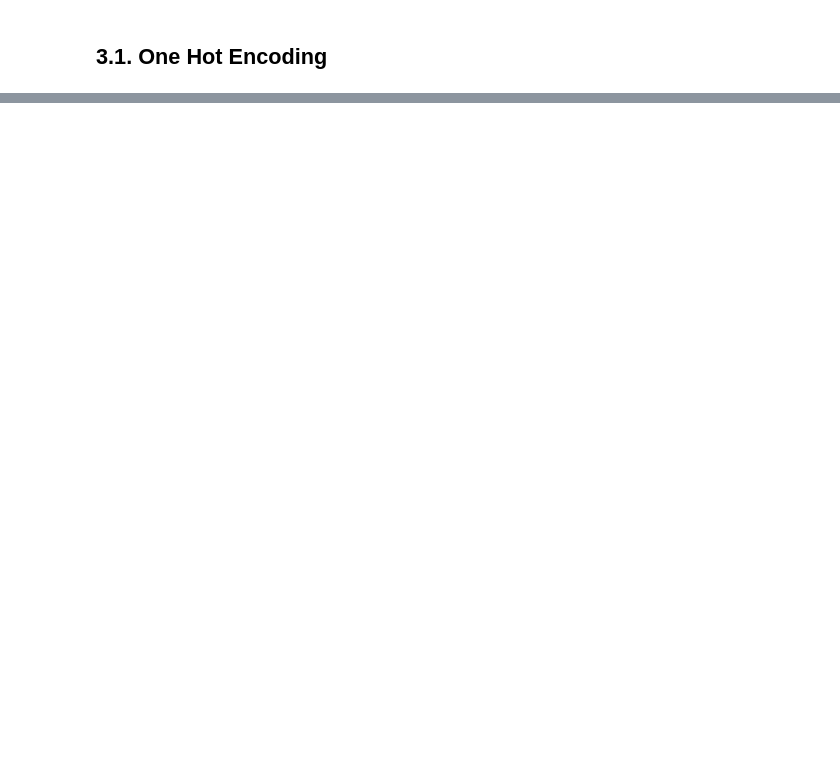
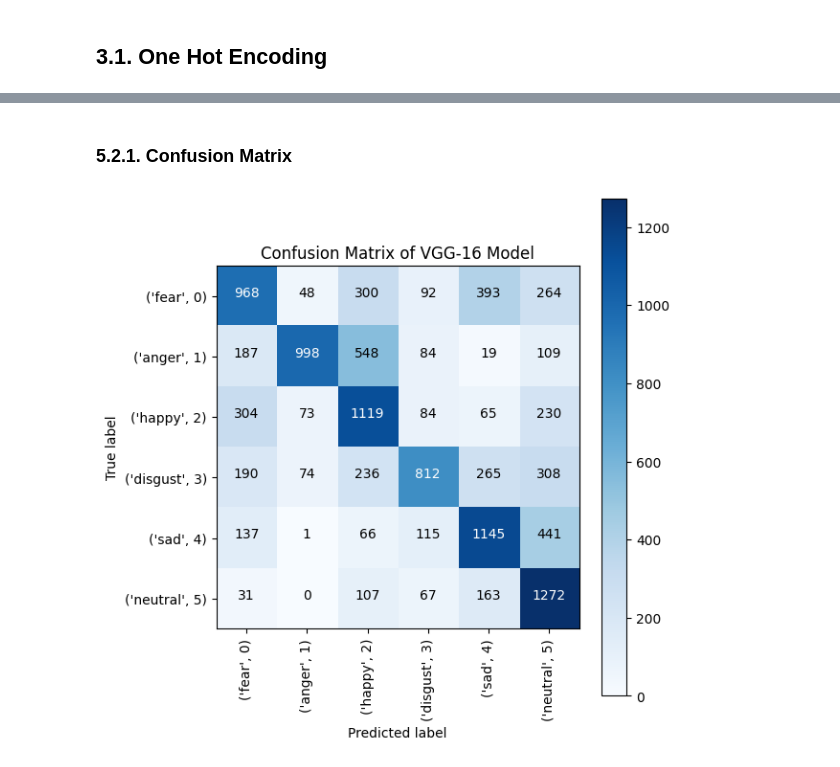
Before and after one commit to S4M0707/speech-emotion-recognition, a Jupyter notebook: speech-emotion-notebook.ipynb, the cells around one changed output, grey strips where cells are left out. Drawn from its saved outputs; the diff is of its cells as text; code cells hidden in the pictures; blank space fills up the shorter version.

```diff
--- a/speech-emotion-notebook.ipynb
+++ b/speech-emotion-notebook.ipynb
@@ -518,0 +911,5 @@ hist = model.fit(train_ds, epochs=50, verbose=2, validation_data=val_ds, callbac
+# %%
+save_link = os.path.join('saved_model', 'vgg16.keras')
+# vgg_model.save(save_link)
+# %%
+vgg_model = tf.keras.models.load_model(save_link)
@@ -518,0 +922,14 @@ hist = model.fit(train_ds, epochs=50, verbose=2, validation_data=val_ds, callbac
+# %%
+y_true_list = []
+y_pred_list = []
+
+for batch in test_ds:
+    x_batch, y_batch = batch
+
+    y_pred_batch = vgg_model.predict(x_batch)
+
+    y_true_list.append(y_batch)
+    y_pred_list.append(y_pred_batch)
+
+y_true = np.concatenate(y_true_list, axis=0)
+y_pred_prob = np.concatenate(y_pred_list, axis=0)
@@ -518,0 +980,10 @@ hist = model.fit(train_ds, epochs=50, verbose=2, validation_data=val_ds, callbac
+# %% [markdown]
+### 5.2.1. Confusion Matrix
+# %%
+from sklearn.metrics import confusion_matrix, classification_report
+
+cm = confusion_matrix(np.argmax(y_true, axis=1), np.argmax(y_pred_prob, axis=1))
+# %%
+plot_confusion_matrix(cm, classes = list(emotion_class.items()), normalize=False, title='Confusion Matrix of VGG-16 Model')
+# %% [output]
+[figure, added]
```
Also changed, not shown: parts of 130 cells of this notebook.
